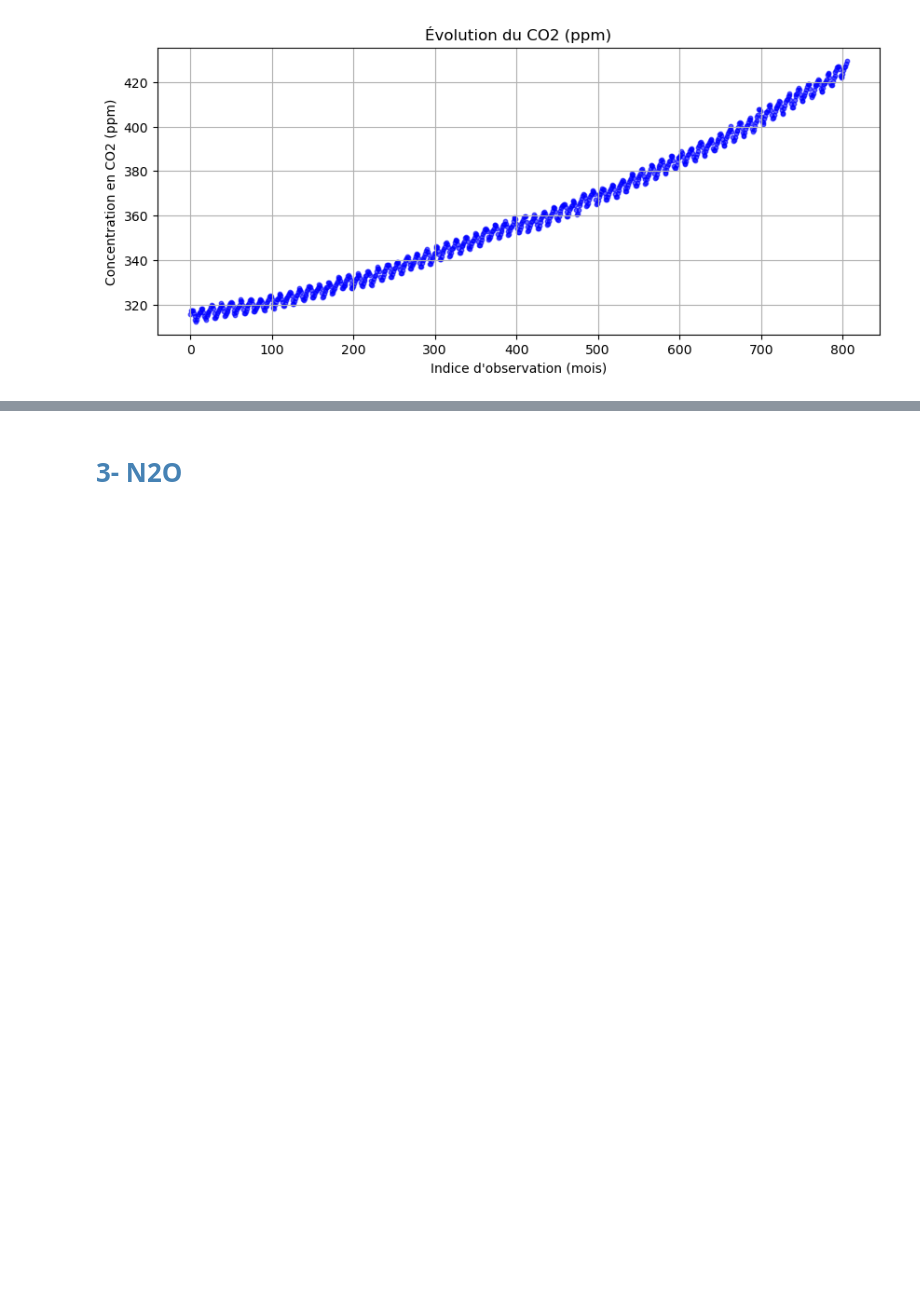
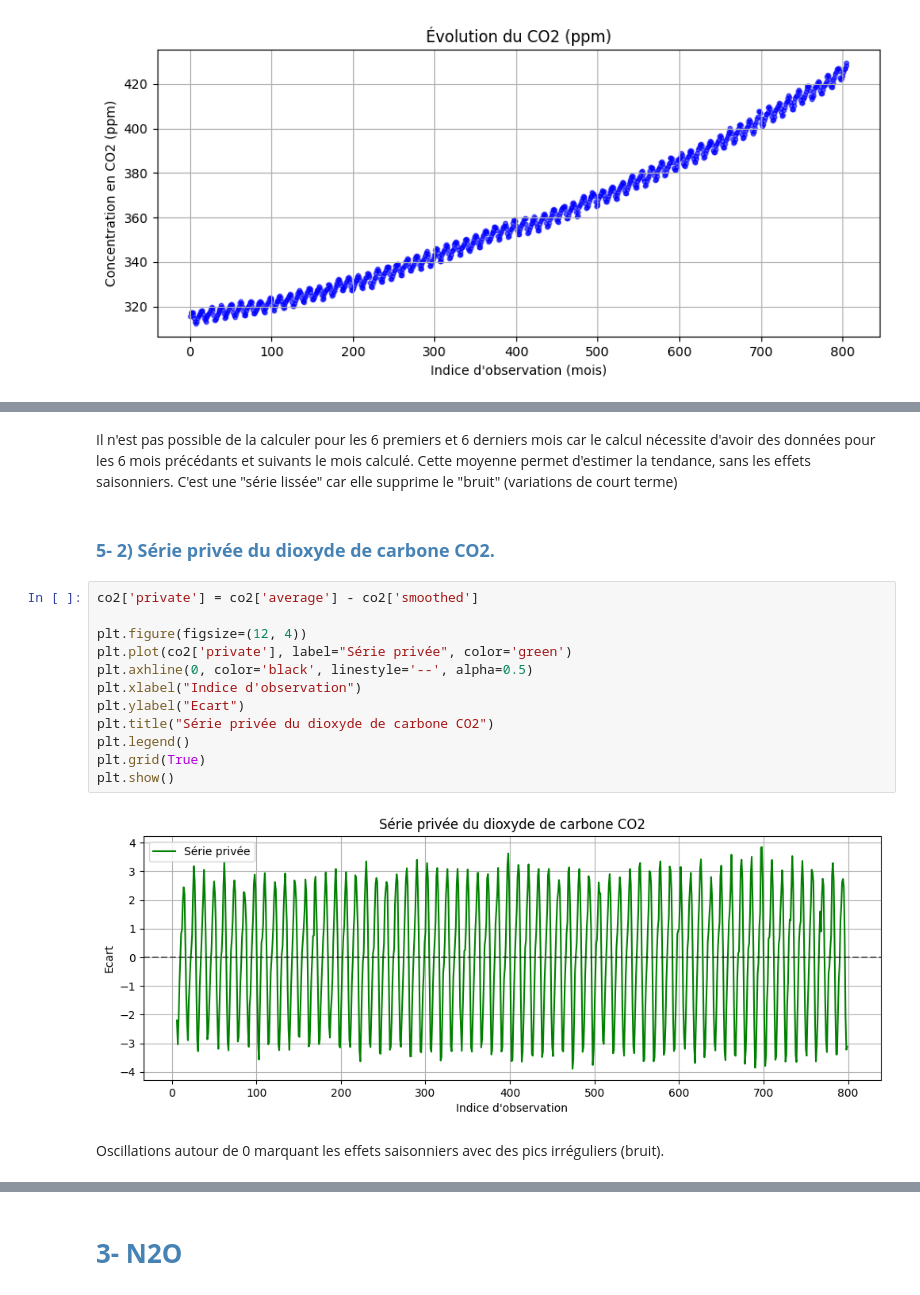
Before and after one commit to Panatik/ProjetStat, a Jupyter notebook: Untitled.ipynb, the cells around one changed output, grey strips where cells are left out. Cells and saved outputs as stored; diff of their text form; blank space fills up the shorter version.

```diff
--- a/Untitled.ipynb
+++ b/Untitled.ipynb
@@ -535,0 +564,22 @@ plt.show()
+# %% [markdown]
+Il n'est pas possible de la calculer pour les 6 premiers et 6 derniers mois car le calcul nécessite d'avoir des données pour les 6 mois précédants et suivants le mois calculé.
+Cette moyenne permet d'estimer la tendance, sans les effets saisonniers.
+C'est une "série lissée" car elle supprime le "bruit" (variations de court terme)
+# %% [markdown]
+<h3 style = "color : #4682B4; font-weight:bold;">5- 2) Série privée du dioxyde de carbone CO2. </h3>
+# %%
+co2['private'] = co2['average'] - co2['smoothed']
+
+plt.figure(figsize=(12, 4))
+plt.plot(co2['private'], label="Série privée", color='green')
+plt.axhline(0, color='black', linestyle='--', alpha=0.5)
+plt.xlabel("Indice d'observation")
+plt.ylabel("Ecart")
+plt.title("Série privée du dioxyde de carbone CO2")
+plt.legend()
+plt.grid(True)
+plt.show()
+# %% [output]
+[figure, added]
+# %% [markdown]
+Oscillations autour de 0 marquant les effets saisonniers avec des pics irréguliers (bruit).
```
Also changed, not shown: parts of 22 cells of this notebook.
